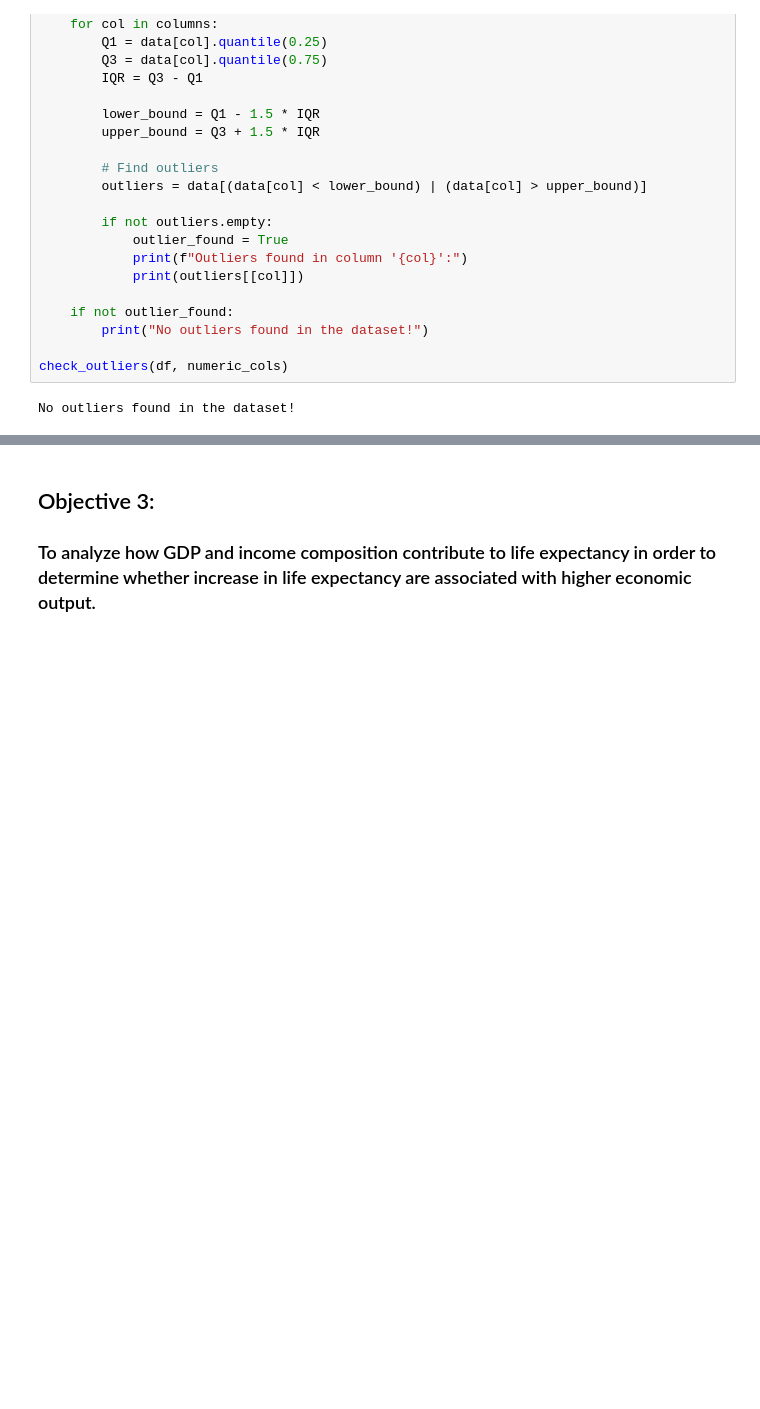
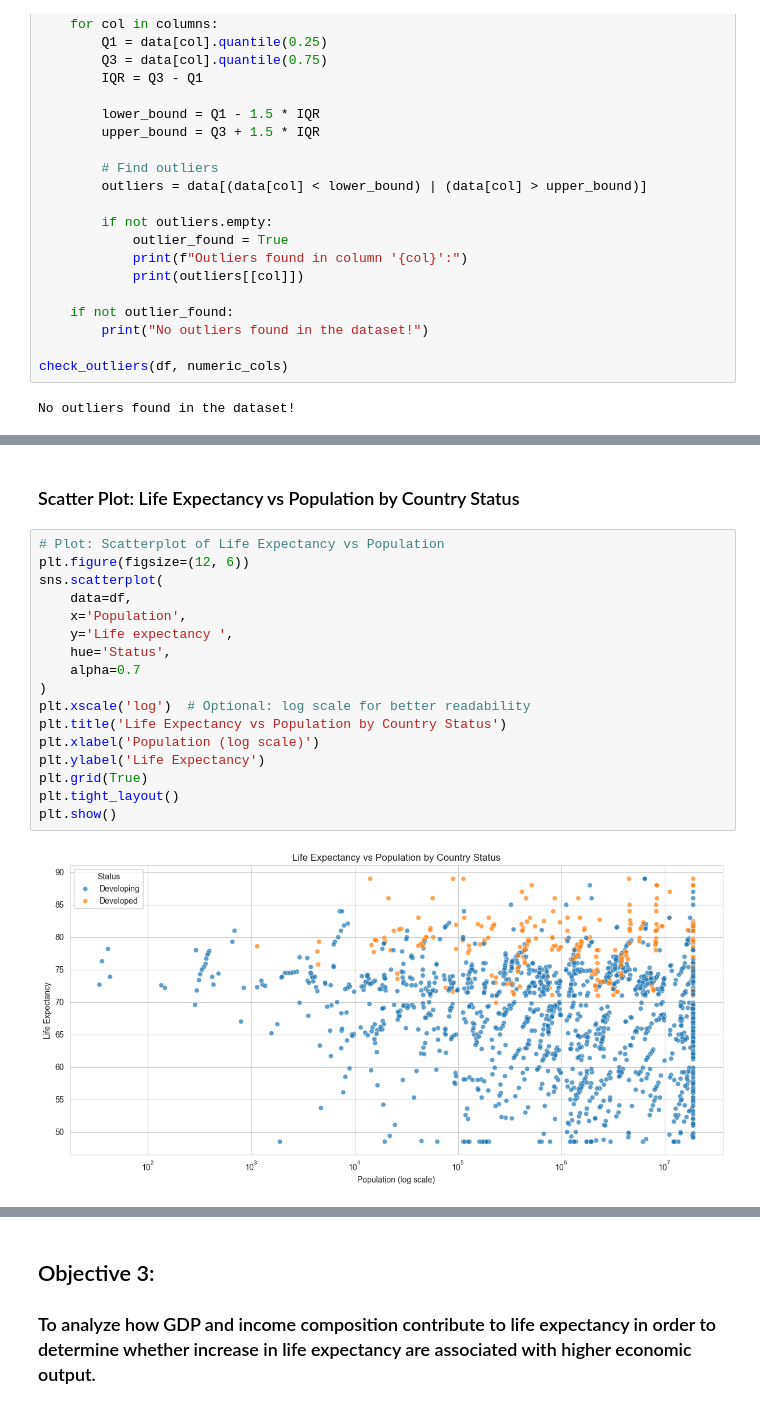
Before and after one commit to DavidMakwetta/G-A_Life_Expectancy, a Jupyter notebook: life_expectancy.ipynb, the cells around one changed output, grey strips where cells are left out. Saved outputs shown, nothing was run; the diff lists cells and outputs as text; blank space fills up the shorter version.

```diff
--- a/life_expectancy.ipynb
+++ b/life_expectancy.ipynb
@@ -270,0 +275,21 @@ No outliers found in the dataset!
+# %% [markdown]
+###  Scatter Plot: Life Expectancy vs Population by Country Status
+# %%
+# Plot: Scatterplot of Life Expectancy vs Population
+plt.figure(figsize=(12, 6))
+sns.scatterplot(
+    data=df,
+    x='Population',
+    y='Life expectancy ',
+    hue='Status',
+    alpha=0.7
+)
+plt.xscale('log')  # Optional: log scale for better readability
+plt.title('Life Expectancy vs Population by Country Status')
+plt.xlabel('Population (log scale)')
+plt.ylabel('Life Expectancy')
+plt.grid(True)
+plt.tight_layout()
+plt.show()
+# %% [output]
+[figure, added]
```
Also changed, not shown: parts of 7 cells of this notebook, 2 other files.
